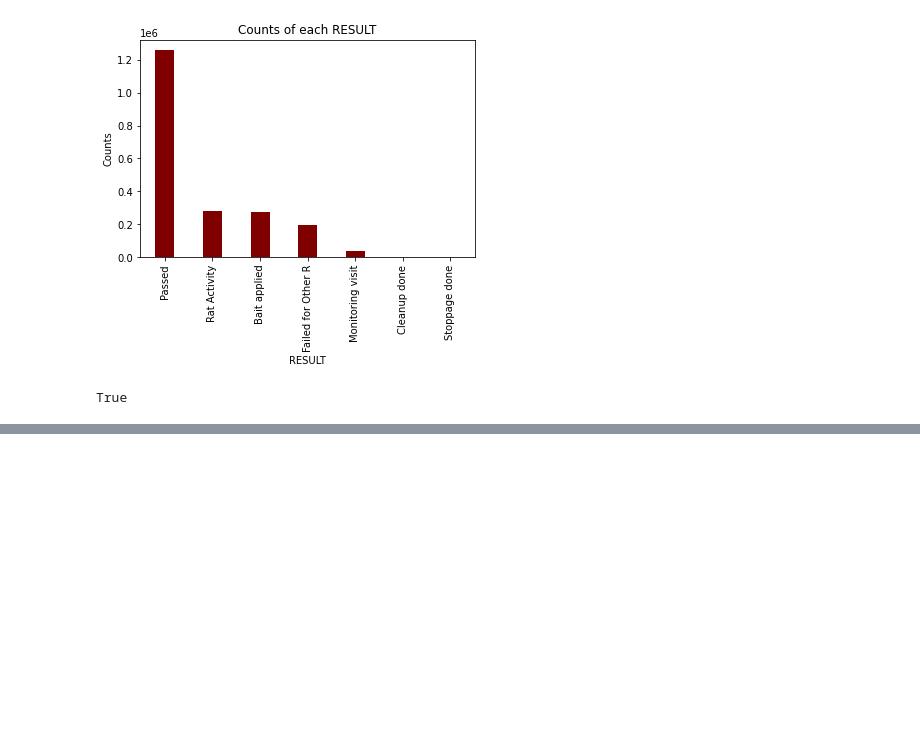
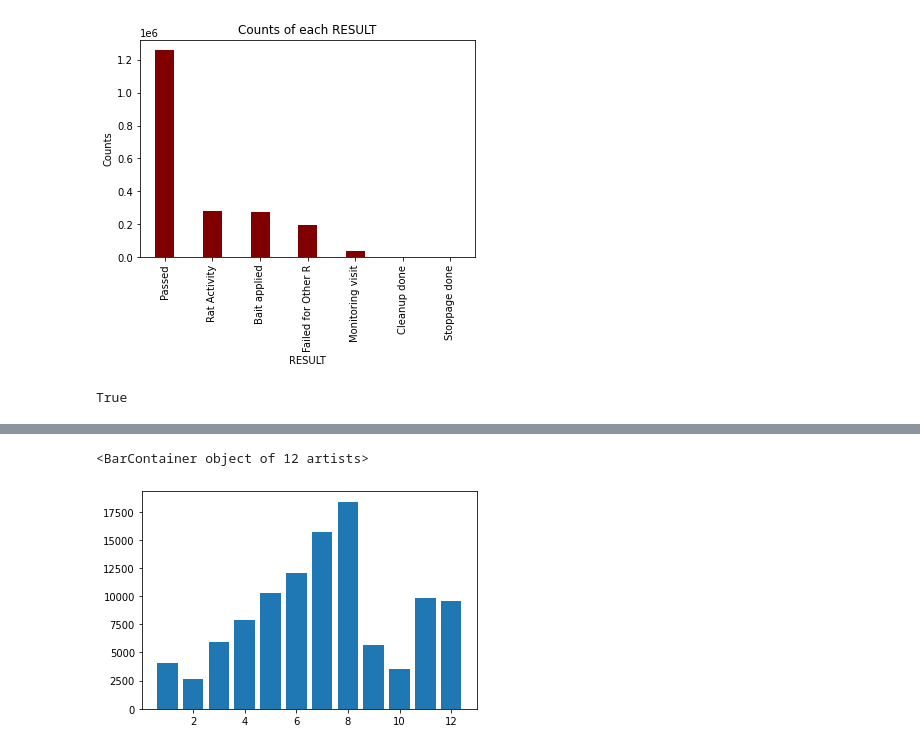
Before and after one commit to clarissarjtai/NYC-Restaurant-Sanitation-Level-Prediction, a Jupyter notebook: Rodent_Explore.ipynb, the cells around one changed output, grey strips where cells are left out. Drawn from its saved outputs; the diff is of its cells as text; code cells hidden in the pictures; blank space fills up the shorter version.

```diff
--- a/Rodent_Explore.ipynb
+++ b/Rodent_Explore.ipynb
@@ -292,0 +336,5 @@ df_filtered = df_filtered[(df_filtered.LATITUDE != 0) & (df_filtered.LONGITUDE !
+# %%
+plt.bar(pd.Series(mn_2021).value_counts().index, pd.Series(mn_2021).value_counts().values)
+# %% [output]
+<BarContainer object of 12 artists>
+[figure, added]
```
Also changed, not shown: parts of 14 cells of this notebook.
